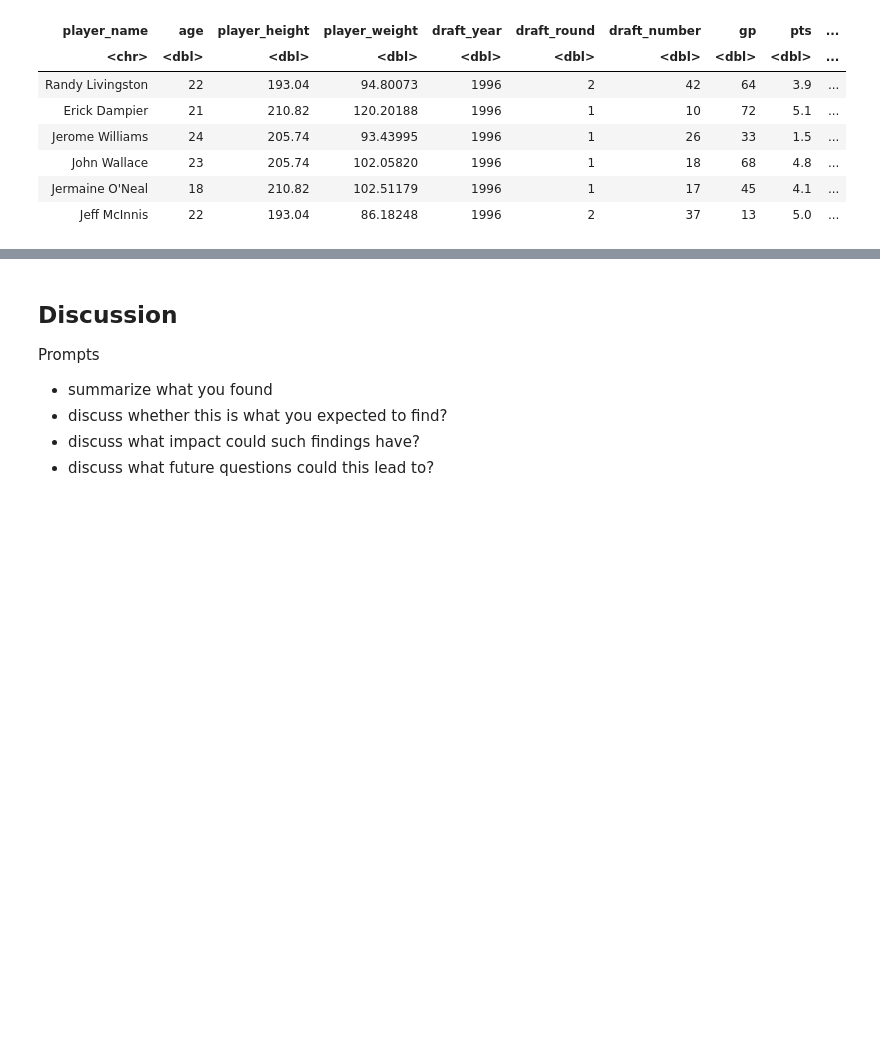
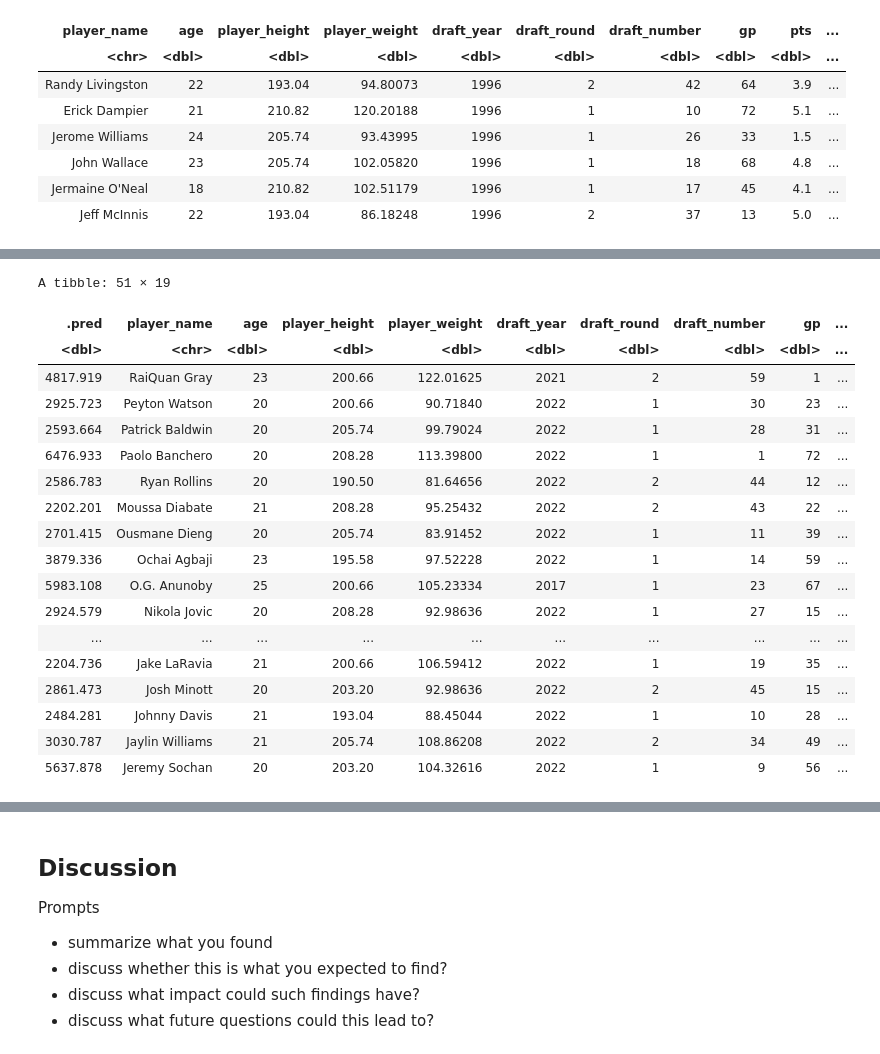
Before and after one commit to notjamesw/Group_Project_DSCI100, a Jupyter notebook: Project Report.ipynb, the cells around one changed output, grey strips where cells are left out. Cells and saved outputs as stored; diff of their text form; code cells hidden in the pictures; blank space fills up the shorter version.

```diff
--- a/Project Report.ipynb
+++ b/Project Report.ipynb
@@ -226,0 +272,7 @@ A data.frame: 6 × 20
+# %%
+set.seed(1234)
+nba_vfold <- vfold_cv(nba_training_labelled, v = 5, strata = total_points)
+nba_workflow <- workflow() |>
+    add_recipe(nba_recipe) |>
+    add_model(nba_spec)
+nba_workflow
@@ -226,0 +298,9 @@ A data.frame: 6 × 20
+# %%
+set.seed(1234)
+gridvals <- tibble(neighbors = seq(from = 1, to = 201, by = 10))
+
+nba_results <- nba_workflow |>
+    tune_grid(resamples = nba_vfold, grid = gridvals) |>
+    collect_metrics()
+
+nba_results
@@ -226,0 +327,5 @@ A data.frame: 6 × 20
+# %%
+results_min <- nba_results |>
+    filter(.metric == "rmse") |>
+    slice_min(mean, n = 1)
+results_min
@@ -226,0 +337,44 @@ A data.frame: 6 × 20
+# %%
+set.seed(1234)
+k_min <- results_min |>
+          pull(neighbors)
+
+nba_best_spec <- nearest_neighbor(weight_func = "rectangular", neighbors = k_min) |>
+          set_engine("kknn") |>
+          set_mode("regression")
+
+nba_best_fit <- workflow() |>
+          add_recipe(nba_recipe) |>
+          add_model(nba_best_spec) |>
+          fit(data = nba_training_labelled)
+
+#nba_summary <- nba_best_fit |>
+#           predict(nba_training_labelled) |>
+#           bind_cols(nba_training_labelled) |>
+#           metrics(truth = total_points, estimate = .pred)
+
+#nba_summary
+nba_preds <- nba_best_fit |>
+  predict(nba_testing) |>
+  bind_cols(nba_testing)
+nba_preds
+# %% [output]
+A tibble: 51 × 19
+| .pred | player_name | age | player_height | player_weight | draft_year | draft_round | draft_number | gp | ... |
+| <dbl> | <chr> | <dbl> | <dbl> | <dbl> | <dbl> | <dbl> | <dbl> | <dbl> | ... |
+| 4817.919 | RaiQuan Gray | 23 | 200.66 | 122.01625 | 2021 | 2 | 59 | 1 | ... |
+| 2925.723 | Peyton Watson | 20 | 200.66 | 90.71840 | 2022 | 1 | 30 | 23 | ... |
+| 2593.664 | Patrick Baldwin | 20 | 205.74 | 99.79024 | 2022 | 1 | 28 | 31 | ... |
+| 6476.933 | Paolo Banchero | 20 | 208.28 | 113.39800 | 2022 | 1 | 1 | 72 | ... |
+| 2586.783 | Ryan Rollins | 20 | 190.50 | 81.64656 | 2022 | 2 | 44 | 12 | ... |
+| 2202.201 | Moussa Diabate | 21 | 208.28 | 95.25432 | 2022 | 2 | 43 | 22 | ... |
+| 2701.415 | Ousmane Dieng | 20 | 205.74 | 83.91452 | 2022 | 1 | 11 | 39 | ... |
+| 3879.336 | Ochai Agbaji | 23 | 195.58 | 97.52228 | 2022 | 1 | 14 | 59 | ... |
+| 5983.108 | O.G. Anunoby | 25 | 200.66 | 105.23334 | 2017 | 1 | 23 | 67 | ... |
+| 2924.579 | Nikola Jovic | 20 | 208.28 | 92.98636 | 2022 | 1 | 27 | 15 | ... |
+| ... | ... | ... | ... | ... | ... | ... | ... | ... | ... |
+| 2204.736 | Jake LaRavia | 21 | 200.66 | 106.59412 | 2022 | 1 | 19 | 35 | ... |
+| 2861.473 | Josh Minott | 20 | 203.20 | 92.98636 | 2022 | 2 | 45 | 15 | ... |
+| 2484.281 | Johnny Davis | 21 | 193.04 | 88.45044 | 2022 | 1 | 10 | 28 | ... |
+| 3030.787 | Jaylin Williams | 21 | 205.74 | 108.86208 | 2022 | 2 | 34 | 49 | ... |
+| 5637.878 | Jeremy Sochan | 20 | 203.20 | 104.32616 | 2022 | 1 | 9 | 56 | ... |
```
Also changed, not shown: parts of 10 cells of this notebook.
